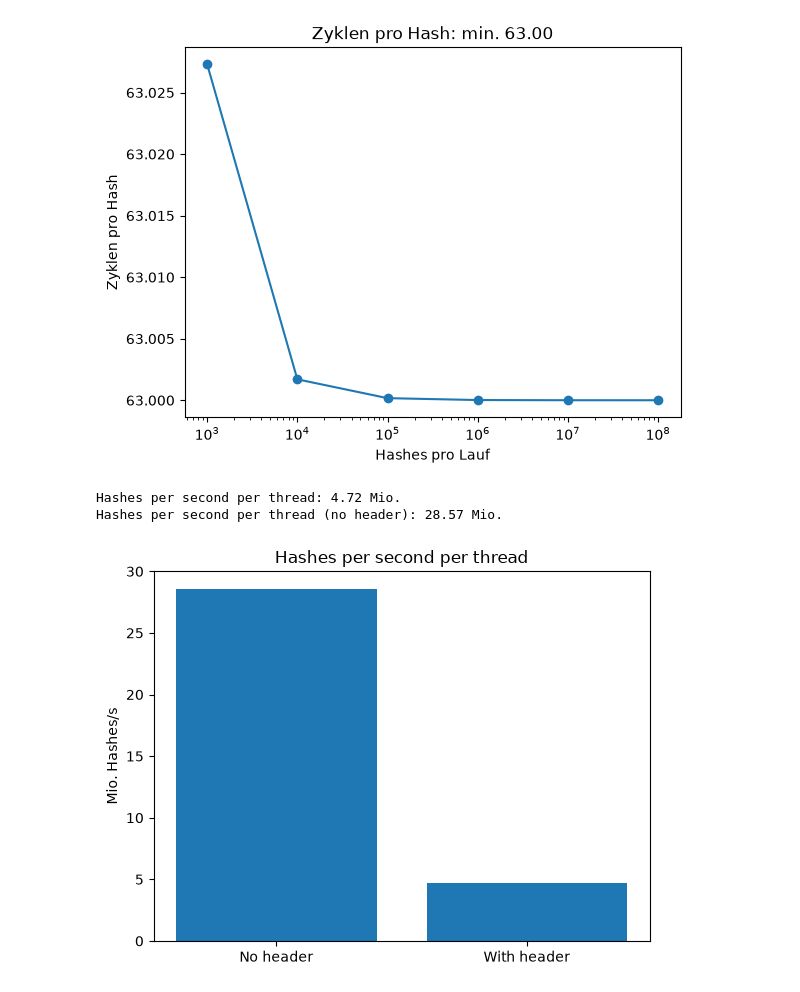
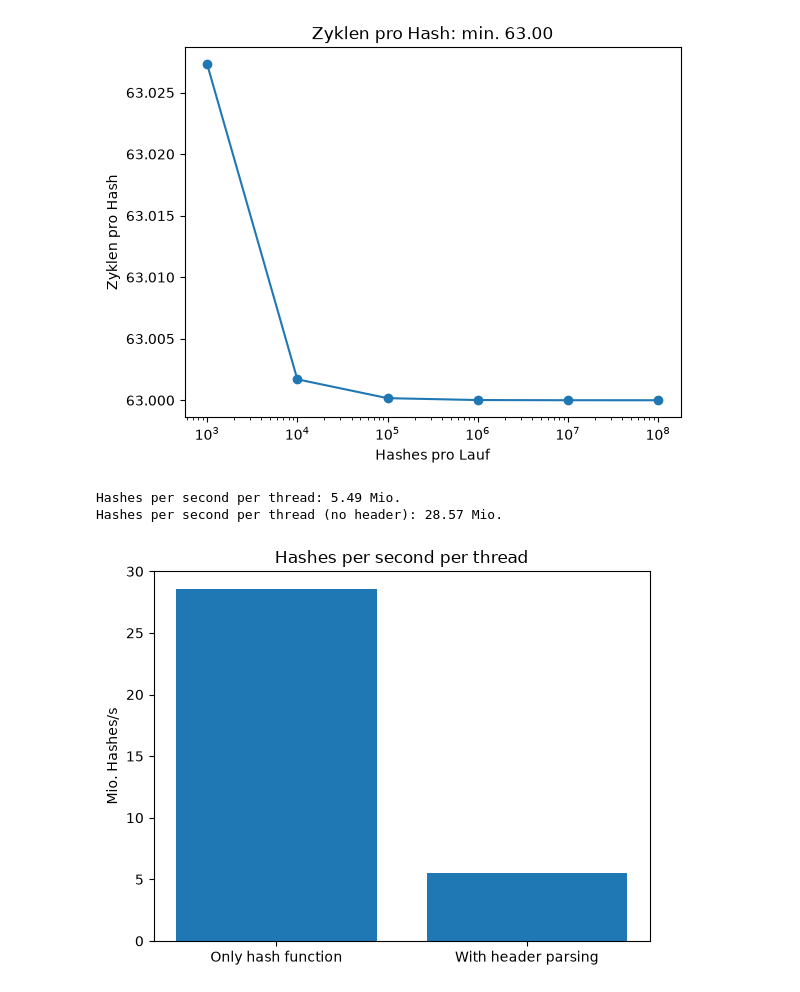
Before and after one commit to gespel/Masterarbeit, a Jupyter notebook: experiments/hashing/auswertung.ipynb, the cells around one changed output. Cells and saved outputs as stored; diff of their text form; code cells hidden in the pictures.

```diff
--- a/experiments/hashing/auswertung.ipynb
+++ b/experiments/hashing/auswertung.ipynb
@@ -42,7 +30,7 @@ plt.show()
 [figure]
 # %%
 cycles_per_hash_no_header = 63
-cycles_per_hash = 381
+cycles_per_hash = 328
 
 def calc_hashes_per_second_per_thread(cycles_per_hash):
     cpu_freq = 1.8e9  # Hz
@@ -52,12 +40,12 @@ hashes_per_second_per_thread = calc_hashes_per_second_per_thread(cycles_per_hash
 print(f"Hashes per second per thread: {(hashes_per_second_per_thread / 1e6):.2f} Mio.")
 print(f"Hashes per second per thread (no header): {(calc_hashes_per_second_per_thread(cycles_per_hash_no_header) / 1e6):.2f} Mio.")
 # %% [output]
-Hashes per second per thread: 4.72 Mio.
+Hashes per second per thread: 5.49 Mio.
 Hashes per second per thread (no header): 28.57 Mio.
 # %%
-plt.bar(["No header", "With header"], [calc_hashes_per_second_per_thread(cycles_per_hash_no_header) / 1e6, calc_hashes_per_second_per_thread(cycles_per_hash) / 1e6])
+plt.bar(["Only hash function", "With header parsing"], [calc_hashes_per_second_per_thread(cycles_per_hash_no_header) / 1e6, calc_hashes_per_second_per_thread(cycles_per_hash) / 1e6])
 plt.ylabel("Mio. Hashes/s")
 plt.title("Hashes per second per thread")
 plt.show()
 # %% [output]
-[figure, old version]
+[figure, new version]
```
Also changed, not shown: parts of 1 cell of this notebook, 5 other files.
